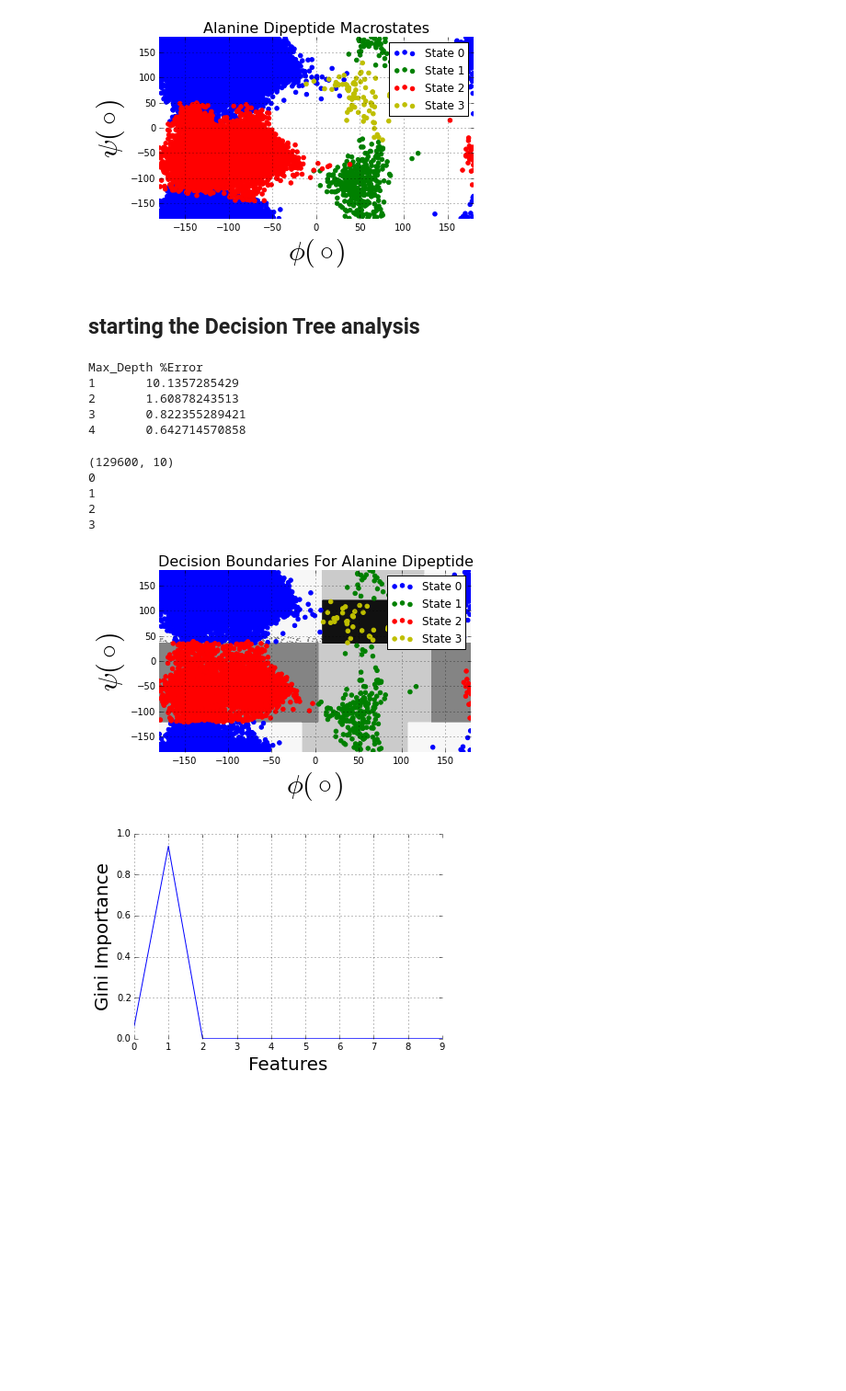
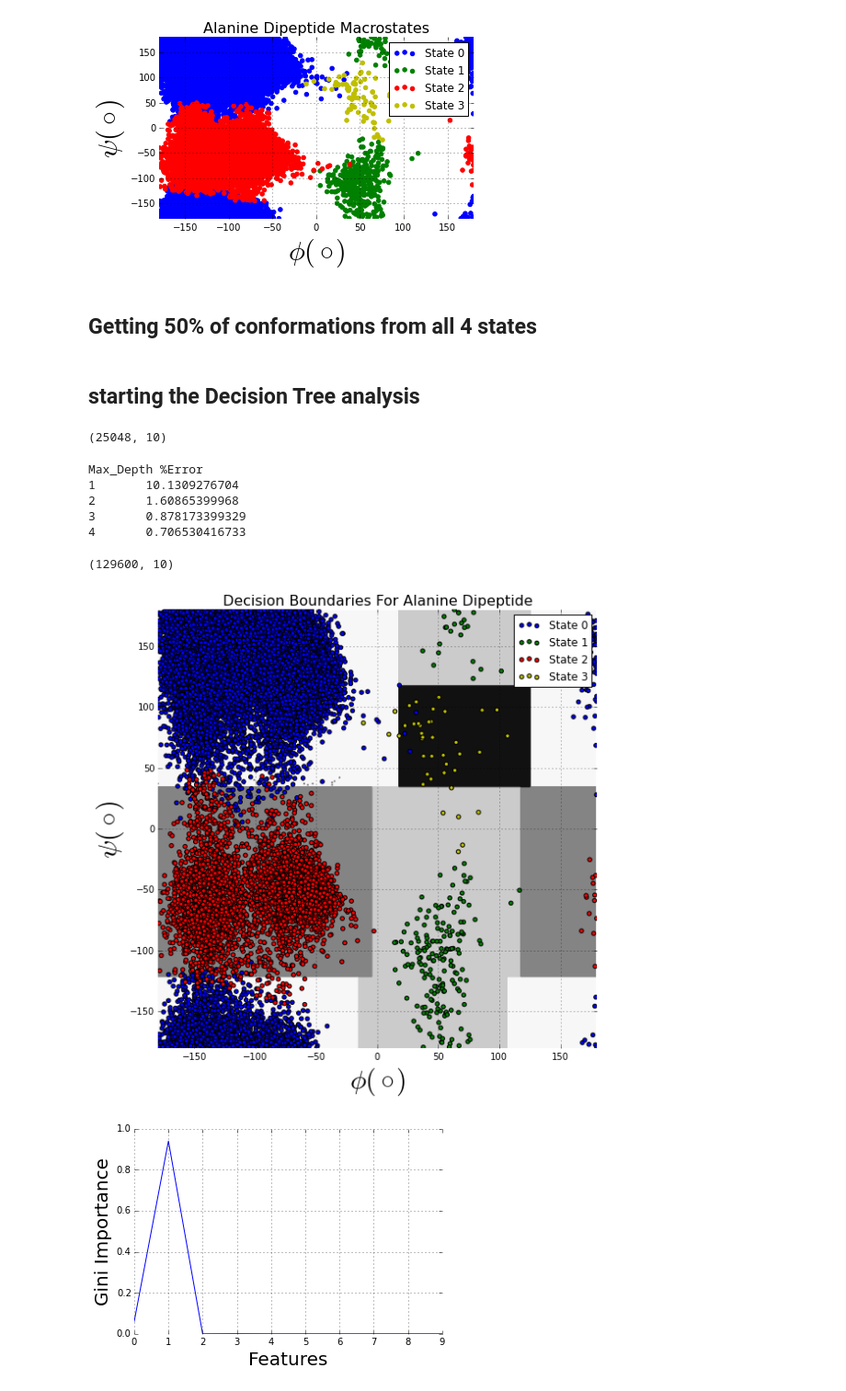
Before and after one commit to msultan/alanine_tree, a Jupyter notebook: alanine_tree.ipynb, the cells around one changed output. Shown at 92% size. Cells and saved outputs as stored; diff of their text form; code cells hidden in the pictures; blank space fills up the shorter version.

```diff
--- a/alanine_tree.ipynb
+++ b/alanine_tree.ipynb
@@ -7,11 +7,15 @@ import msmbuilder as msb
 colorlist=['b', 'g', 'r', 'y']
 
 w=lambda x: np.where(data[:,-1]==x)
-w_cls=lambda x: np.where(clf_res==x)
+w_cls=lambda x: np.where(np.array(y_test)==x)
 
 def PlotIthState(i,func=w):
-    scatter(data[func(i),0],data[func(i),1],color=colorlist[i],label="State %d"%i)
-    axis([-180,180,-180,180])
+    if func!="w_cls":
+        scatter(data[func(i),0],data[func(i),1],color=colorlist[i],label="State %d"%i)
+        axis([-180,180,-180,180])
+    else:
+        scatter(np.array(x_test)[func(i),0],np.array(x_test)[func(i),1],color=colorlist[i],label="State %d"%i)
+        axis([-180,180,-180,180])
 # %%
 mac=msb.io.loadh("MacroAssignments.h5")
 NumStates= np.max(mac['Data'])+1
@@ -64,58 +68,76 @@ savefig("Original_ala.tiff",dpi=300)
 2
 3
 [figure]
+# %% [markdown]
+## Getting 50% of conformations from all 4 states
+# %%
+x_train=[]
+y_train=[]
+x_test=[]
+y_test=[]
+for i in np.arange(4):
+    ind = np.where(y_all==i)
+    my_len = np.int(0.5*np.shape(ind)[1])
+    train_ind = ind[0][:my_len]
+    test_ind = ind[0][my_len:]
+    x_train.extend(x_all[train_ind])
+    y_train.extend(y_all[train_ind])
+    x_test.extend(x_all[test_ind])
+    y_test.extend(y_all[test_ind])
 # %% [markdown]
 ## starting the Decision Tree analysis
+# %%
+print np.shape(x_train)
+# %% [output]
+(25048, 10)
 # %%
 print "Max_Depth %Error"
 for i in range(1,5):
     clf = tree.DecisionTreeClassifier(max_depth=i)
-    clf = clf.fit(x_all,y_all)
-    clf_res=clf.predict(x_all[:n_frames/2,])
+    clf = clf.fit(x_train,y_train)
+    clf_res=clf.predict(x_test)
 
-    print "%d\t"%(i),(1-float(np.sum(clf_res==y_all[:n_frames/2]))/len(y_all[:n_frames/2]))*100
+    print "%d\t"%(i),(1-float(np.sum(clf_res==y_test))/len(y_test))*100
 # %% [output]
 Max_Depth %Error
-1       10.1357285429
-2       1.60878243513
-3       0.822355289421
-4       0.642714570858
+1       10.1309276704
+2       1.60865399968
+3       0.878173399329
+4       0.706530416733
 # %%
+figure(figsize=(8,8))
 plot_step = 1
 x_min = -180
 x_max = 180
 y_min=-180
 y_max=180
 xx, yy = np.meshgrid(np.arange(x_min, x_max, plot_step), np.arange(y_min, y_max, plot_step))
 
         # Plot either a single DecisionTreeClassifier or alpha blend the
         # decision surfaces of the ensemble of classifiers
 print np.shape(np.c_[xx.ravel(), yy.ravel(),np.reshape(np.random.normal(0,1,129600*8),(129600,8))])
 cmap = cm.Greys
 if isinstance(clf, tree.DecisionTreeClassifier):
     Z = clf.predict(np.c_[xx.ravel(), yy.ravel(),np.reshape(np.random.normal(0,1,129600*8),(129600,8))])
     Z = Z.reshape(xx.shape)
     cs = contourf(xx, yy, Z,cmap=cmap)
 
 for i in range(NumStates):
-    print(i)
-    PlotIthState(i,w_cls)
+    ind =  np.where(np.array(y_test)==i)
+    scatter(np.array(x_test)[ind,0],np.array(x_test)[ind,1],c=colorlist[i],label="State %d"%i)
+    axis([-180,180,-180,180])
 title("Decision Boundaries For Alanine Dipeptide",fontsize=16)
 xlabel(r"$\phi (\circ)$",fontsize=30)
 ylabel(r"$\psi (\circ)$",fontsize=30)
 axis([-180,180,-180,180])
-plt.grid()
-plt.box()
+plt.grid('on')
+plt.box('off')
 legend(loc='best')
 tight_layout()
 savefig("ala_with_boundaries.tiff",dpi=300)
 # %% [output]
 (129600, 10)
-0
-1
-2
-3
-[figure, old version]
+[figure, new version]
 # %%
 plot(clf.feature_importances_,c='blue')
 box('off')
```
Also changed, not shown: 4 other files.
